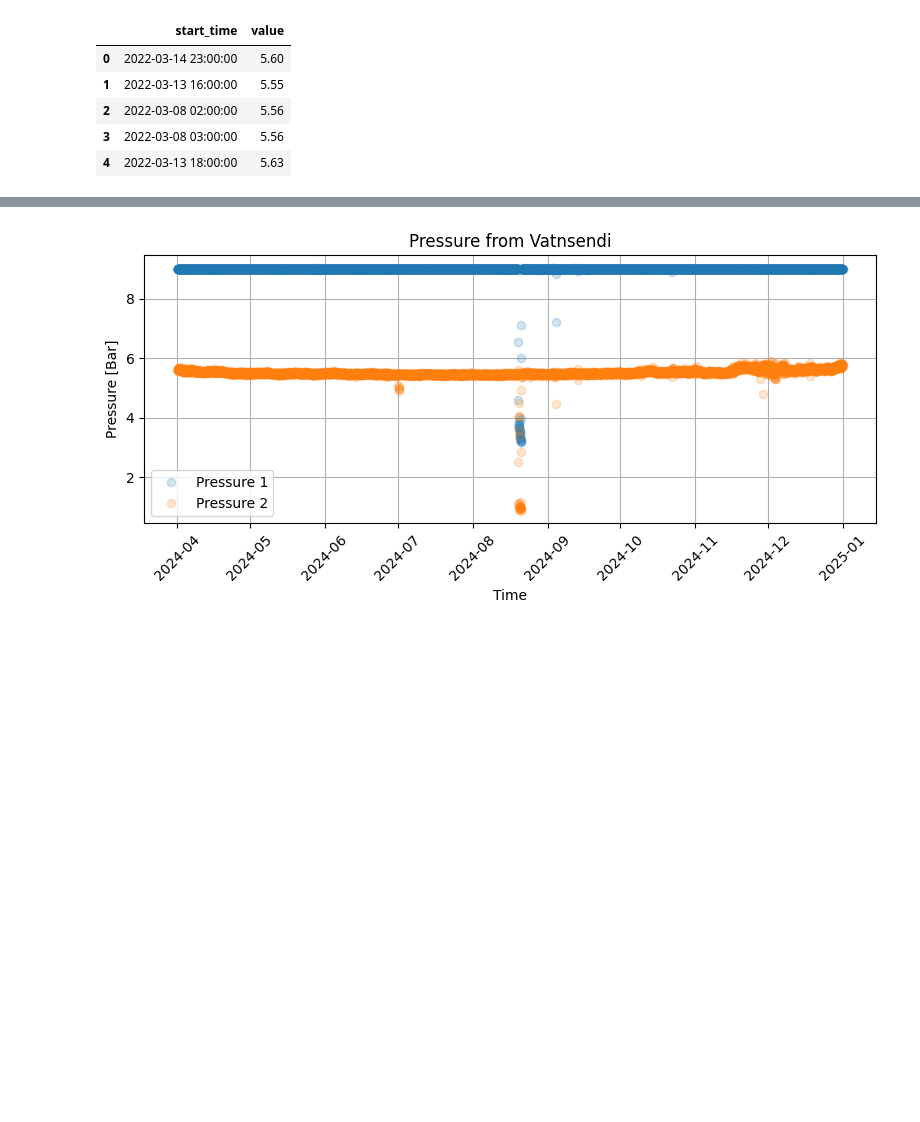
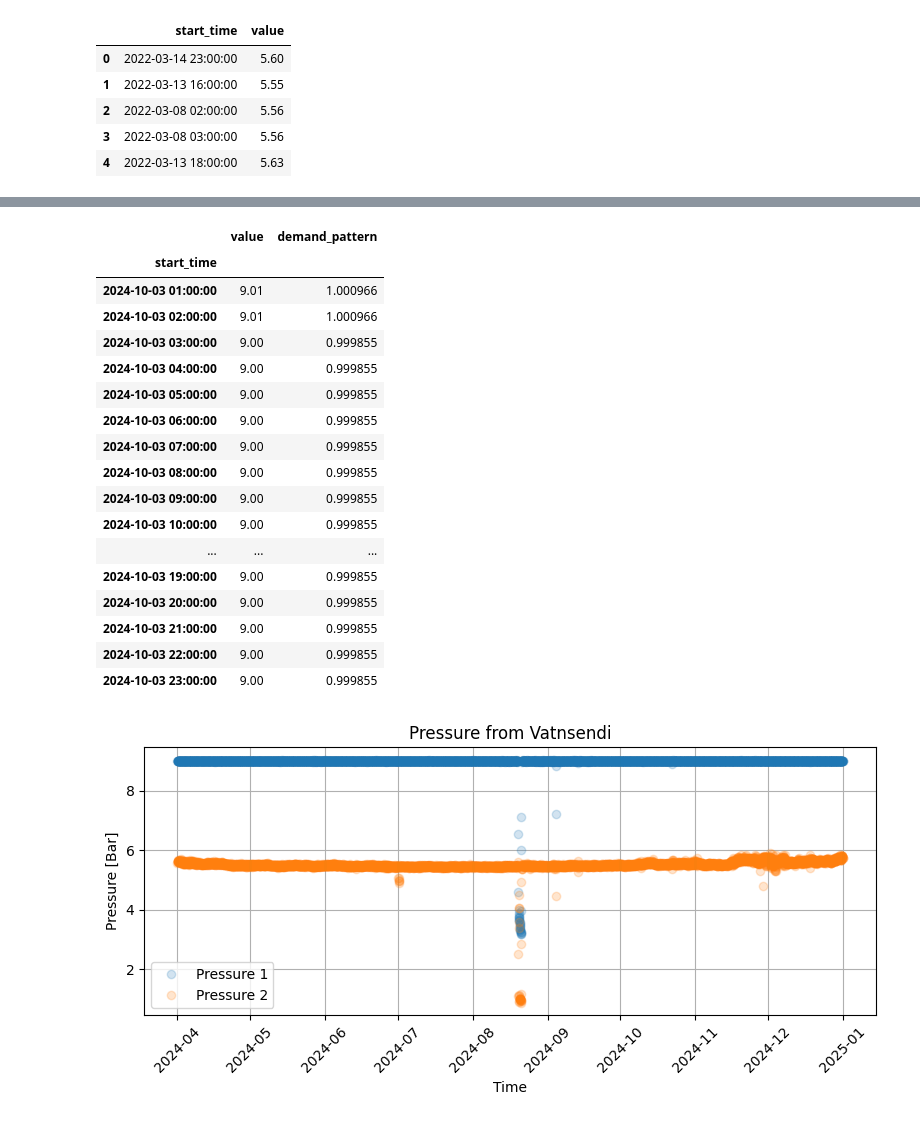
Before and after one commit to frodibrooks/OptimisedHeating, a Jupyter notebook: Data_processing/Vatnsendi.ipynb, the cells around one changed output, grey strips where cells are left out. Saved outputs shown, nothing was run; the diff lists cells and outputs as text; code cells hidden in the pictures; blank space fills up the shorter version.

```diff
--- a/Data_processing/Vatnsendi.ipynb
+++ b/Data_processing/Vatnsendi.ipynb
@@ -34,6 +34,9 @@ df_pressure_1['start_time'] = pd.to_datetime(df_pressure_1['start_time'], errors
 specific_day = "2024-10-03"
 df_specific_day = df_pressure_1[df_pressure_1['start_time'].dt.date == pd.to_datetime(specific_day).date()]
 
-# Print the filtered data for that specific day
-print(df_specific_day)
+df_specific_day.set_index('start_time', inplace=True)
+df_specific_day = df_specific_day.sort_index(ascending=True)
+avg_flow = df_specific_day['value'].mean()  # Sum of all flow for that day
+df_specific_day['demand_pattern'] = df_specific_day['value'] / avg_flow  # Normalized demand pattern
+df_specific_day
 # %% [output]
@@ -57,3 +43,21 @@ print(df_specific_day)
+|  | value | demand_pattern |
+| start_time |  |  |
+| 2024-10-03 01:00:00 | 9.01 | 1.000966 |
+| 2024-10-03 02:00:00 | 9.01 | 1.000966 |
+| 2024-10-03 03:00:00 | 9.00 | 0.999855 |
+| 2024-10-03 04:00:00 | 9.00 | 0.999855 |
+| 2024-10-03 05:00:00 | 9.00 | 0.999855 |
+| 2024-10-03 06:00:00 | 9.00 | 0.999855 |
+| 2024-10-03 07:00:00 | 9.00 | 0.999855 |
+| 2024-10-03 08:00:00 | 9.00 | 0.999855 |
+| 2024-10-03 09:00:00 | 9.00 | 0.999855 |
+| 2024-10-03 10:00:00 | 9.00 | 0.999855 |
+| ... | ... | ... |
+| 2024-10-03 19:00:00 | 9.00 | 0.999855 |
+| 2024-10-03 20:00:00 | 9.00 | 0.999855 |
+| 2024-10-03 21:00:00 | 9.00 | 0.999855 |
+| 2024-10-03 22:00:00 | 9.00 | 0.999855 |
+| 2024-10-03 23:00:00 | 9.00 | 0.999855 |
 # %%
 # Convert 'start_time' to datetime format for both DataFrames
 df_pressure_1['start_time'] = pd.to_datetime(df_pressure_1['start_time'], errors='coerce')
```
Also changed, not shown: parts of 1 cell of this notebook, 1 other file.
